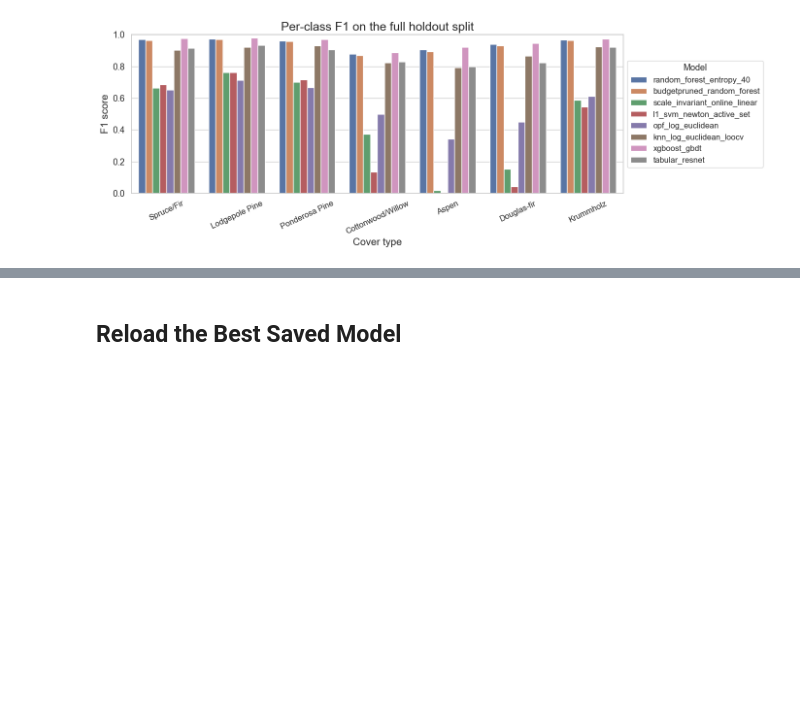
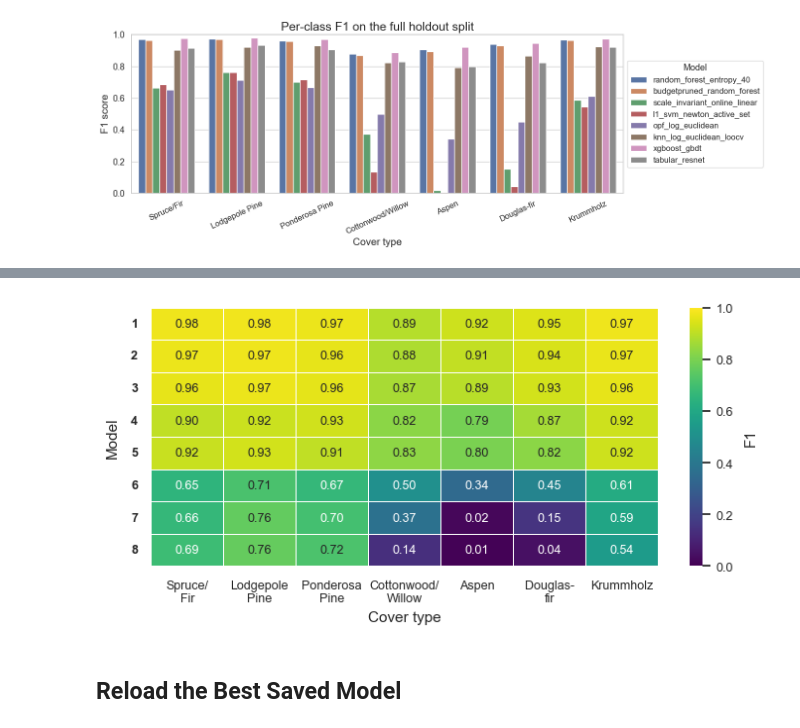
Before and after one commit to Dutzz23/Forest-Covertype-Resource-Aware-Pipeline, a Jupyter notebook: 02_Covertype_Preprocess_Tune_Train_Compare.ipynb, the cells around one changed output, grey strips where cells are left out. Drawn from its saved outputs; the diff is of its cells as text; code cells hidden in the pictures; blank space fills up the shorter version.

```diff
--- a/02_Covertype_Preprocess_Tune_Train_Compare.ipynb
+++ b/02_Covertype_Preprocess_Tune_Train_Compare.ipynb
@@ -3899,3 +3958,82 @@ if not per_class_plot_df.empty:
+# %%
+cover_type_labels_short = {
+    1: "Spruce/\nFir",
+    2: "Lodgepole\nPine",
+    3: "Ponderosa\nPine",
+    4: "Cottonwood/\nWillow",
+    5: "Aspen",
+    6: "Douglas-\nfir",
+    7: "Krummholz",
+}
+
+model_key = {
+    "xgboost_gbdt": ("1", "XGBoost"),
+    "random_forest_entropy_40": ("2", "Random Forest"),
+    "budgetpruned_random_forest": ("3", "BUDGETPRUNE RF"),
+    "knn_log_euclidean_loocv": ("4", "Log-Euclidean k-NN"),
+    "tabular_resnet": ("5", "Tabular ResNet"),
+    "opf_log_euclidean": ("6", "OPF-style"),
+    "scale_invariant_online_linear": ("7", "Scale-inv. linear"),
+    "l1_svm_newton_active_set": ("8", r"$\ell_1$ SVM"),
+}
+
+model_order = list(model_key.keys())
+
+heatmap_df_numbered = heatmap_df.reindex(
+    [model for model in model_order if model in heatmap_df.index]
+)
+
+heatmap_df_numbered.index = [
+    model_key[model][0]
+    for model in heatmap_df_numbered.index
+]
+
+fig, ax = plt.subplots(figsize=(7.2, 3.6))
+
+sns.heatmap(
+    heatmap_df_numbered,
+    annot=True,
+    fmt=".2f",
+    cmap="viridis",
+    vmin=0,
+    vmax=1,
+    linewidths=0.4,
+    linecolor="white",
+    cbar_kws={"label": "F1"},
+    annot_kws={"fontsize": 9},
+    ax=ax,
+)
+
+ax.set_xlabel("Cover type", fontsize=11)
+ax.set_ylabel("Model", fontsize=11, labelpad=8)
+
+ax.tick_params(axis="x", labelsize=9, rotation=0)
+ax.tick_params(axis="y", labelsize=9, rotation=0)
+ax.set_yticklabels(
+    ax.get_yticklabels(),
+    rotation=0,
+    ha="right",
+    va="center",
+    rotation_mode="anchor",
+)
+
+for label in ax.get_yticklabels():
+    label.set_fontweight("bold")
+
+cbar = ax.collections[0].colorbar
+cbar.ax.yaxis.set_ticks_position("right")
+cbar.ax.tick_params(labelsize=9, labelright=True, labelleft=False)
+
+
+cbar.set_label("F1", fontsize=11, rotation=90, labelpad=8)
+
+plt.tight_layout()
+
+plt.show()
+
+fig.savefig("figures/per_class_f1_heatmap_paper.png", dpi=300, bbox_inches="tight")
+# %% [output]
+[figure, added]
 # %% [markdown]
 ## Reload the Best Saved Model
 # %%
```
Also changed, not shown: parts of 2 cells of this notebook, 2 other files.
